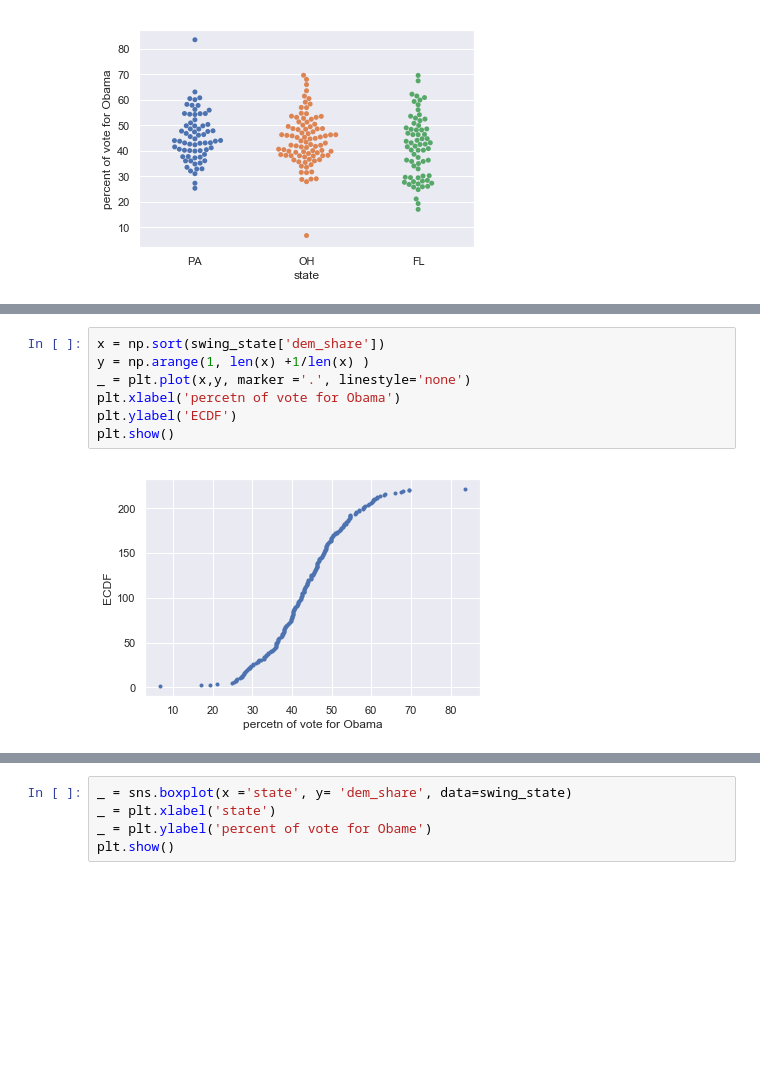
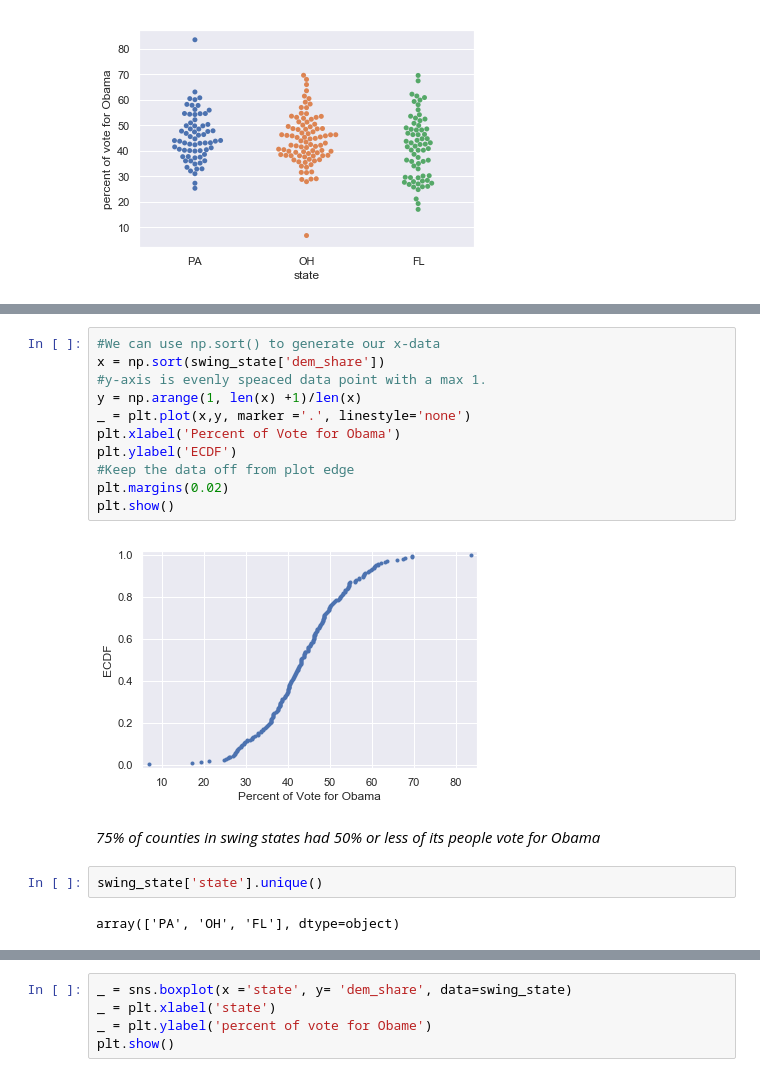
Before and after one commit to aysbt/DataCamp, a Jupyter notebook: Statistical_Thinking_in_Python_course_1.ipynb, the cells around one changed output, grey strips where cells are left out. Drawn from its saved outputs; the diff is of its cells as text; blank space fills up the shorter version.

Commit message:
Graphical Exploratory Data Analysis

```diff
--- a/Statistical_Thinking_in_Python_course_1.ipynb
+++ b/Statistical_Thinking_in_Python_course_1.ipynb
@@ -46,9 +82,19 @@ plt.show()
 # %%
+#We can use np.sort() to generate our x-data
 x = np.sort(swing_state['dem_share'])
-y = np.arange(1, len(x) +1/len(x) )
+#y-axis is evenly speaced data point with a max 1.
+y = np.arange(1, len(x) +1)/len(x)
 _ = plt.plot(x,y, marker ='.', linestyle='none')
-plt.xlabel('percetn of vote for Obama')
+plt.xlabel('Percent of Vote for Obama')
 plt.ylabel('ECDF')
+#Keep the data off from plot edge
+plt.margins(0.02)
 plt.show()
 # %% [output]
-[figure, old version]
+[figure, new version]
+# %% [markdown]
+*75% of counties in swing states had 50% or less of its people vote for Obama*
+# %%
+swing_state['state'].unique()
+# %% [output]
+array(['PA', 'OH', 'FL'], dtype=object)
```
Also changed, not shown: parts of 12 cells of this notebook.
